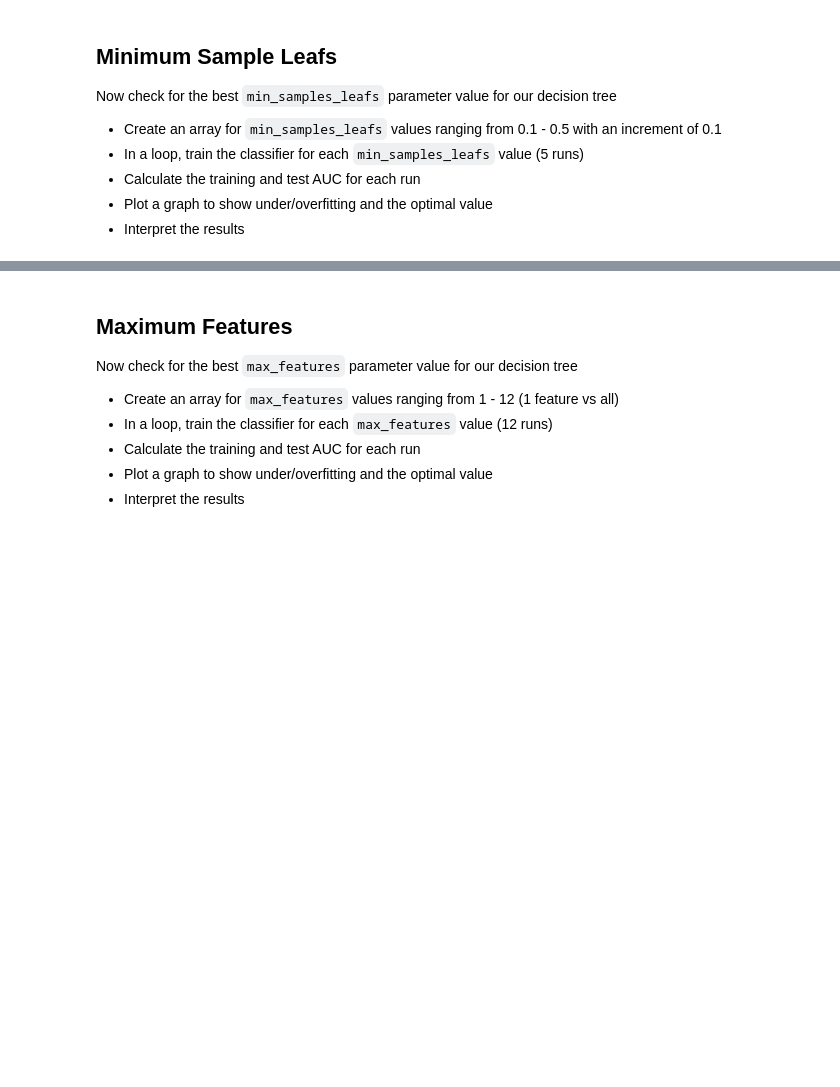
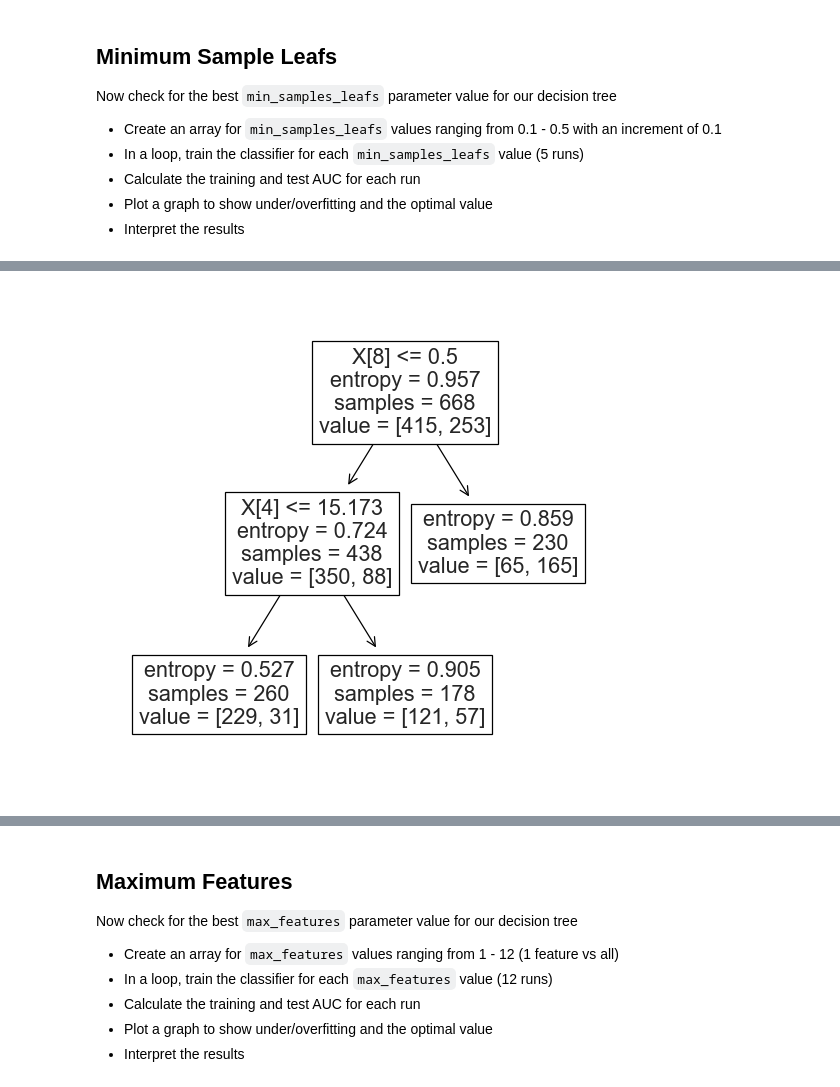
Before and after one commit to poariston/dsc-tuning-decision-trees-lab-online-ds-sp-000, a Jupyter notebook: index.ipynb, the cells around one changed output, grey strips where cells are left out. Cells and saved outputs as stored; diff of their text form; code cells hidden in the pictures; blank space fills up the shorter version.

```diff
--- a/index.ipynb
+++ b/index.ipynb
@@ -319,0 +370,11 @@ Now check for the best `min_samples_leafs` parameter value for our decision tree
+# %%
+dt = DecisionTreeClassifier(criterion='entropy', min_samples_leaf=.2)
+dt.fit(X_train, y_train)
+
+
+# fig,axes = plt.subplots(nrows=1,ncols=1,figsize=(3,3),dpi=300)
+fig,axes = plt.subplots(nrows=1,ncols=1,figsize=(2,2),dpi=300)
+tree.plot_tree(dt)
+plt.show()
+# %% [output]
+[figure, added]
```
Also changed, not shown: parts of 27 cells of this notebook.
